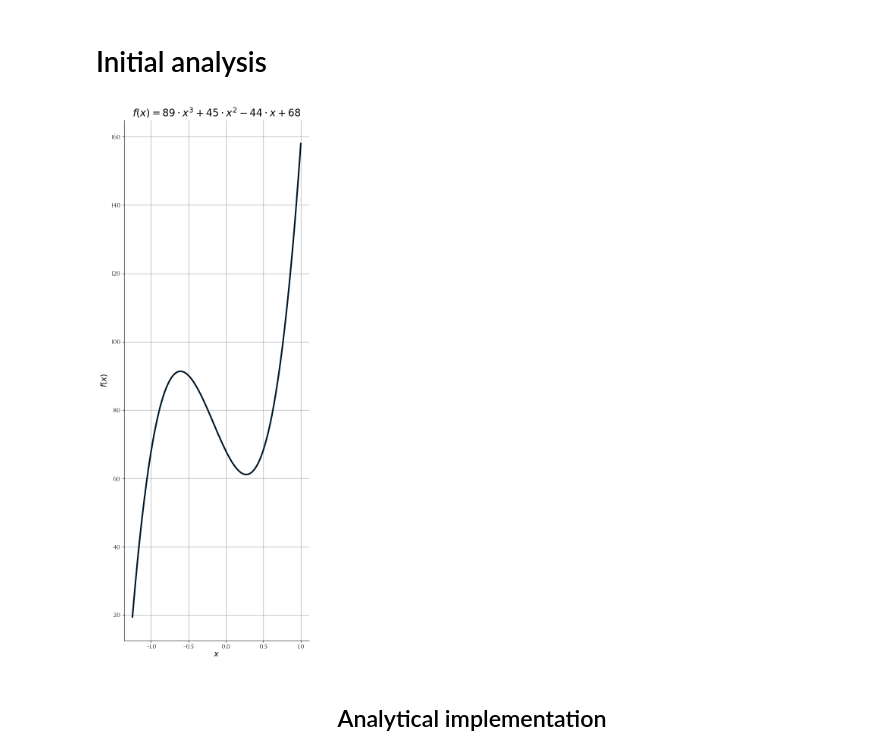
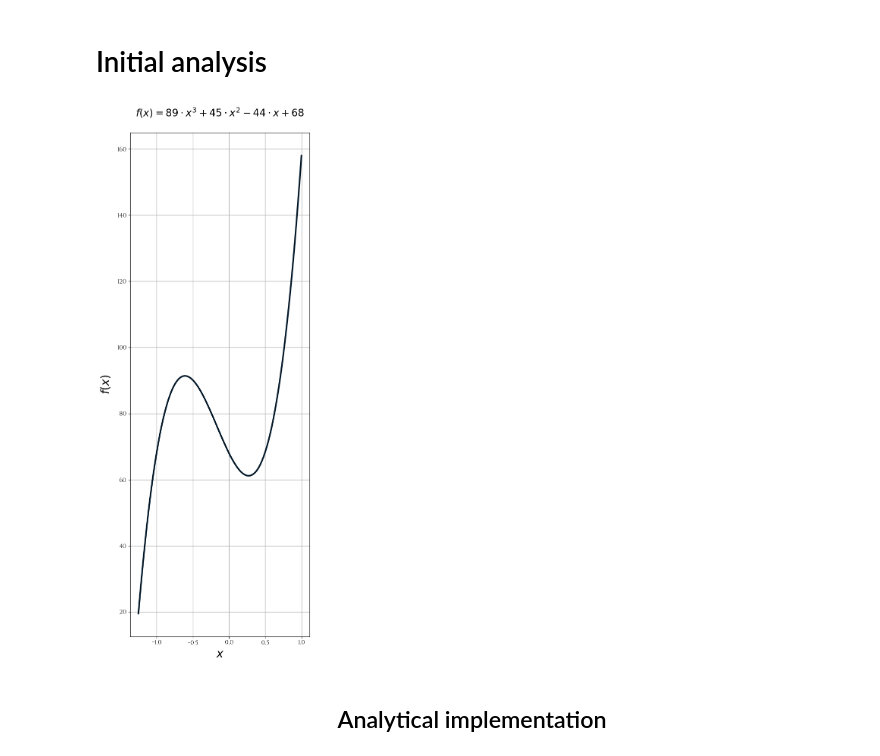
Before and after one commit to kwuh91/Machine-Learning, a Jupyter notebook: HW1/HW1.2/main.ipynb, the cells around one changed output. Saved outputs shown, nothing was run; the diff lists cells and outputs as text; code cells hidden in the pictures.

```diff
--- a/HW1/HW1.2/main.ipynb
+++ b/HW1/HW1.2/main.ipynb
@@ -24,6 +24,9 @@ RED        = '#6F1D1B'
 RICH_BLACK = '#011627'
 # font size
 SIZE_TICKS = 12
+SIZE_AXIS_NAMES = 22
+SIZE_TITLE = 16
+SIZE_LEGEND = 12
 
 SAVE = False
 # %% [markdown]
@@ -37,7 +40,7 @@ fm.fontManager.addfont(FONT_PATH)
 # classical line plot style
 classic_style = {
     "font.family": cinzel_font.get_name(), # apply Cinzel font
-    "font.size": 16
+    "font.size": SIZE_TITLE
 }
 # %%
 plt.rcdefaults() # reset to defauls
@@ -50,25 +53,21 @@ def decorate_regular_plot(ax, xname: str,
                               loc=None) -> None:
     SIZE_TICKS = 12
 
-    # eliminate upper and right axes
-    ax.spines['right'].set_color('none')
-    ax.spines['top'].set_color('none')
-
     # show ticks in the left and lower axes only
     ax.xaxis.set_ticks_position('bottom')
     ax.yaxis.set_ticks_position('left')
 
     # x axis name
-    ax.set_xlabel(xname, fontsize=15)
+    ax.set_xlabel(xname, fontsize=SIZE_AXIS_NAMES, labelpad=10)
 
     # y axis name
-    ax.set_ylabel(yname, fontsize=15)
+    ax.set_ylabel(yname, fontsize=SIZE_AXIS_NAMES, labelpad=10)
 
     # adjust the font size of the tick labels
     ax.tick_params(axis='both', which='major', labelsize=SIZE_TICKS)
 
     if loc:
-        plt.legend(fontsize=10, loc=loc)
+        plt.legend(fontsize=SIZE_LEGEND, loc=loc)
 
     # adjust layout
     plt.tight_layout()
@@ -158,26 +157,28 @@ cmpr = Comparison()
 # %%
 myfunc = lambda x : func(x, A, B, C, D)
 
 # create plot
 with plt.rc_context(classic_style): # use context for styles not to interfere
     fig, ax = plt.subplots(figsize=(6, 15))
 
     x_values = np.linspace(-1-0.25, 0.75+0.25, 100)
     y_values = myfunc(x_values)
 
     ax.plot(x_values, y_values, color=RICH_BLACK, linewidth=3)
 
-    ax.set_title(f'$ f(x) = {A} \\cdot x^3 {'+' if B > 0 else ''} {B} \\cdot x^2 {'+' if C > 0 else ''} {C} \\cdot x {'+' if D > 0 else ''} {D} $')
+    ax.set_title(f'$f(x) = {A} \\cdot x^3 {'+' if B > 0 else ''} {B} \\cdot x^2 {'+' if C > 0 else ''} {C} \\cdot x {'+' if D > 0 else ''} {D}$',
+                 pad=30)
     decorate_regular_plot(ax, '$x$', '$f(x)$')
 
     ax.grid(linewidth=1)
 
     if SAVE:
-        plt.savefig(f'{IMAGES_PATH}/initial_f_plot.png', dpi=300, transparent=True)
+        plt.savefig(f'{IMAGES_PATH}/initial_f_plot.png',
+                    dpi=300, transparent=True)
 
     plt.show()
 # %% [output]
-[figure, old version]
+[figure, new version]
 # %% [markdown]
 <h2> <center> Analytical implementation </center> </h2>
 # %%
```
Also changed, not shown: parts of 8 cells of this notebook, 5 other files.
